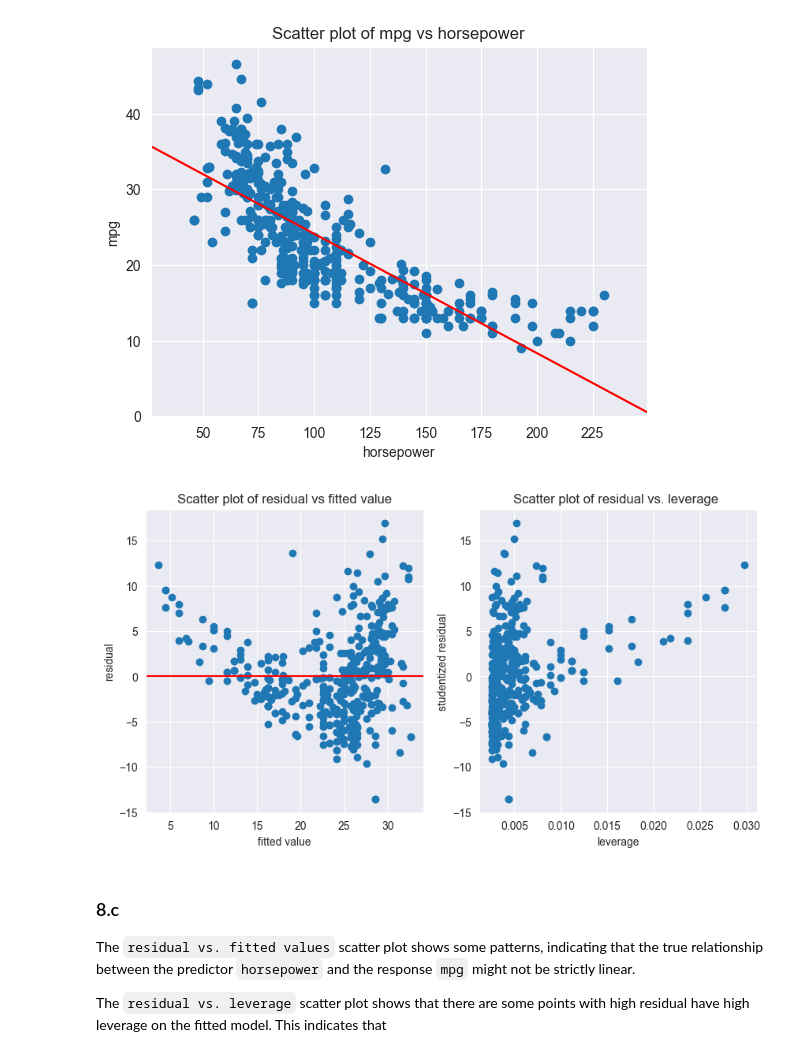
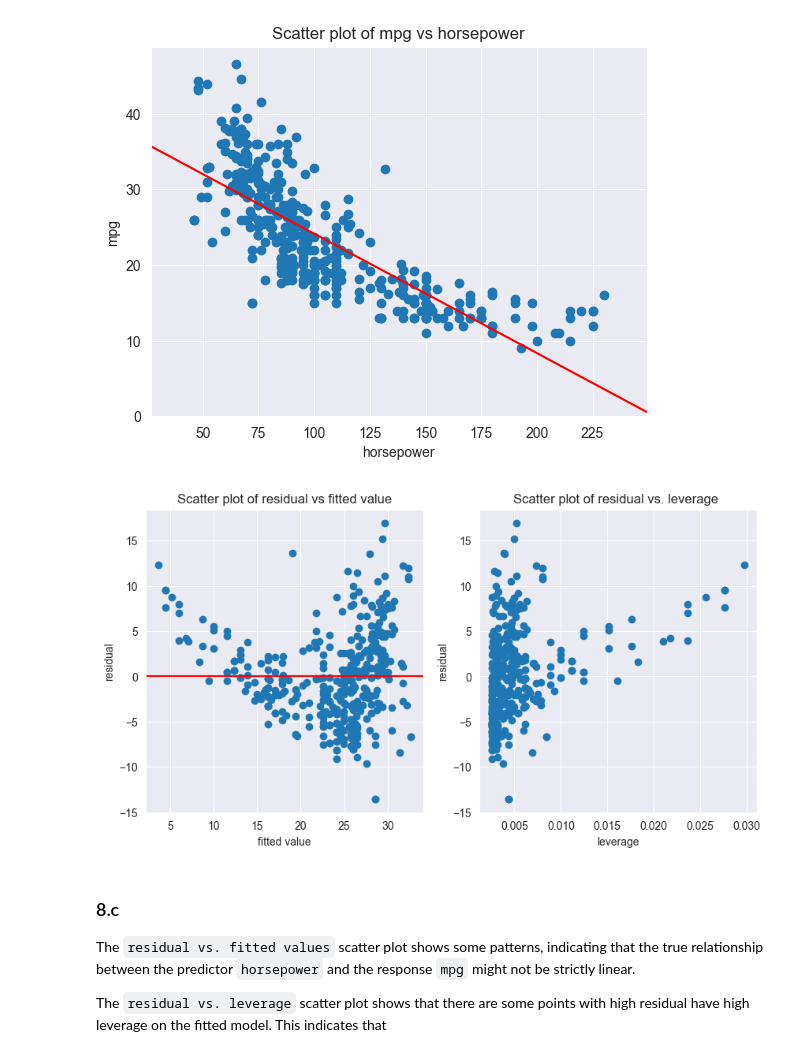
Before and after one commit to nhitran-00/ISL, a Jupyter notebook: chapter_3.ipynb, the cells around one changed output. Cells and saved outputs as stored; diff of their text form; code cells hidden in the pictures.

```diff
--- a/chapter_3.ipynb
+++ b/chapter_3.ipynb
@@ -99,22 +99,22 @@ ax.axline((x_lim[0], y_lim[0]), (x_lim[1], y_lim[1]), color='red');
 # %%
 fig, ax = subplots(1,2, figsize=(10,5))
 
 # plot the residual vs. fitted values
-ax[0].scatter(model.fittedvalues, model.resid);
+ax[0].scatter(model.fittedvalues, model.resid)
 ax[0].set_xlabel('fitted value')
 ax[0].set_ylabel('residual')
 ax[0].set_title('Scatter plot of residual vs fitted value')
 # add a y = 0 line for reference in the residual vs. fitted value plot
-ax[0].axhline(0, color='red');
+ax[0].axhline(0, color='red')
 
 # plot the residual vs. leverage plot to identify outliers
 influence = model.get_influence()
-ax[1].scatter(influence.hat_matrix_diag, influence.resid);
+ax[1].scatter(influence.hat_matrix_diag, influence.resid)
 ax[1].set_xlabel('leverage')
-ax[1].set_ylabel('studentized residual')
+ax[1].set_ylabel('residual')
 ax[1].set_title('Scatter plot of residual vs. leverage ');
 # %% [output]
-[figure, old version]
+[figure, new version]
 # %% [markdown]
 ### 8.c
 
```
Also changed, not shown: parts of 31 cells of this notebook.
